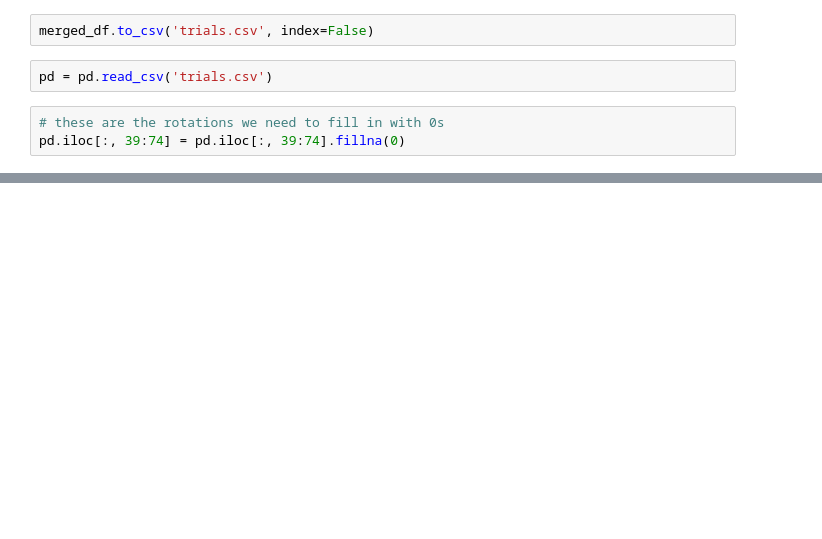
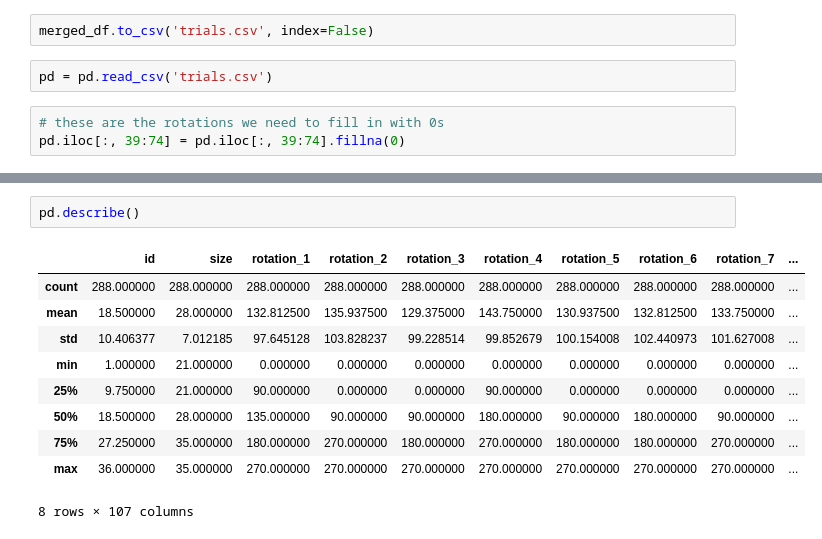
Before and after one commit to pomonahci/EyeWrite, a Jupyter notebook: generateTrials/test.ipynb, the cells around one changed output, grey strips where cells are left out. Saved outputs shown, nothing was run; the diff lists cells and outputs as text; blank space fills up the shorter version.

```diff
--- a/generateTrials/test.ipynb
+++ b/generateTrials/test.ipynb
@@ -50,0 +64,13 @@ pd.to_csv('trials.csv', index=False)
+# %%
+pd.describe()
+# %% [output]
+|  | id | size | rotation_1 | rotation_2 | rotation_3 | rotation_4 | rotation_5 | rotation_6 | rotation_7 | ... |
+| count | 288.000000 | 288.000000 | 288.000000 | 288.000000 | 288.000000 | 288.000000 | 288.000000 | 288.000000 | 288.000000 | ... |
+| mean | 18.500000 | 28.000000 | 132.812500 | 135.937500 | 129.375000 | 143.750000 | 130.937500 | 132.812500 | 133.750000 | ... |
+| std | 10.406377 | 7.012185 | 97.645128 | 103.828237 | 99.228514 | 99.852679 | 100.154008 | 102.440973 | 101.627008 | ... |
+| min | 1.000000 | 21.000000 | 0.000000 | 0.000000 | 0.000000 | 0.000000 | 0.000000 | 0.000000 | 0.000000 | ... |
+| 25% | 9.750000 | 21.000000 | 90.000000 | 0.000000 | 0.000000 | 90.000000 | 0.000000 | 0.000000 | 0.000000 | ... |
+| 50% | 18.500000 | 28.000000 | 135.000000 | 90.000000 | 90.000000 | 180.000000 | 90.000000 | 180.000000 | 90.000000 | ... |
+| 75% | 27.250000 | 35.000000 | 180.000000 | 270.000000 | 180.000000 | 270.000000 | 180.000000 | 180.000000 | 270.000000 | ... |
+| max | 36.000000 | 35.000000 | 270.000000 | 270.000000 | 270.000000 | 270.000000 | 270.000000 | 270.000000 | 270.000000 | ... |
+8 rows × 107 columns
```
Also changed, not shown: parts of 4 cells of this notebook, 1 other file.
